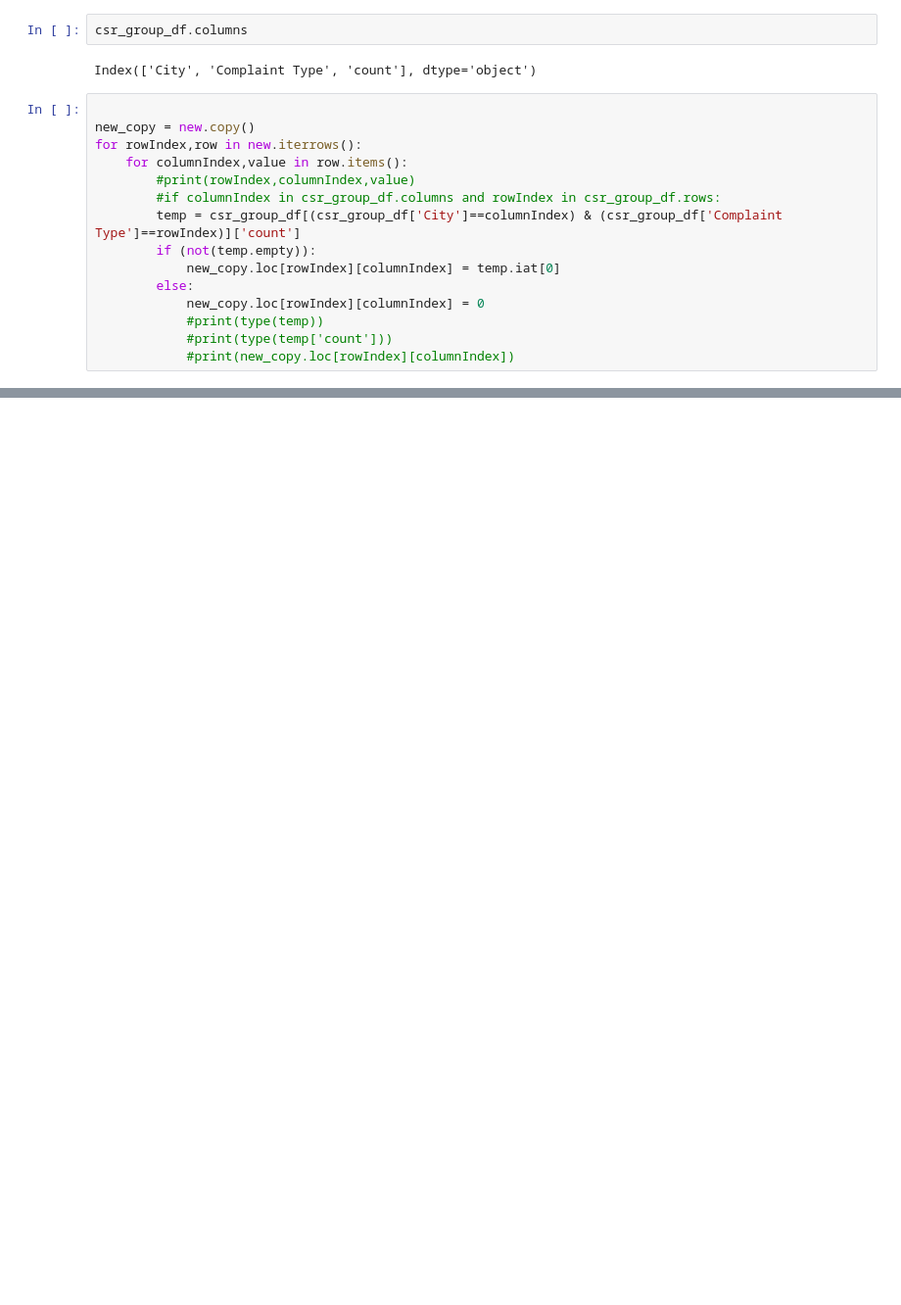
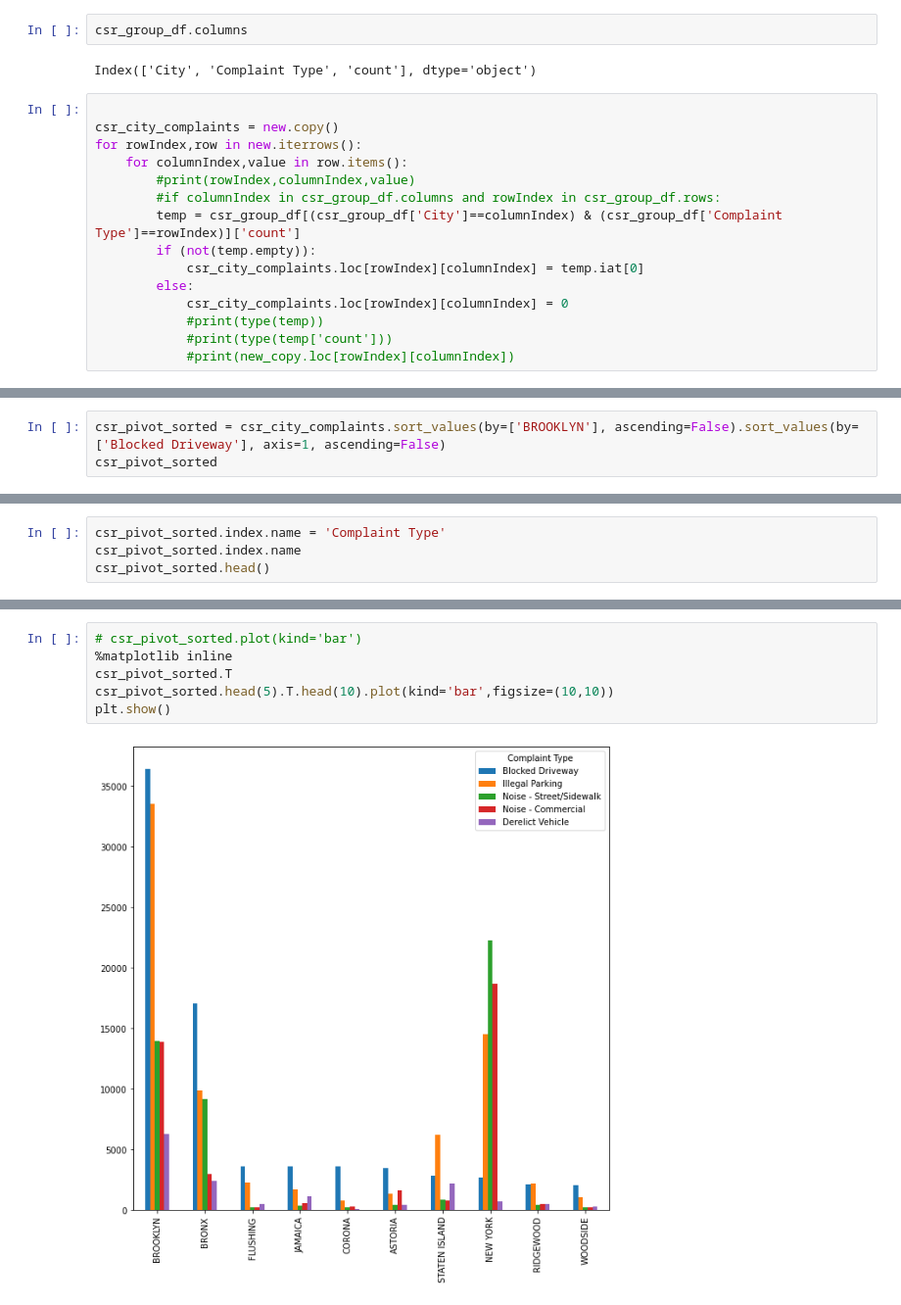
Before and after one commit to kartikgupta89/datascience-sp, a Jupyter notebook: sp1-customer-service-requests-analysis.ipynb, the cells around one changed output, grey strips where cells are left out. Shown at 98% size. Drawn from its saved outputs; the diff is of its cells as text; blank space fills up the shorter version.

```diff
--- a/sp1-customer-service-requests-analysis.ipynb
+++ b/sp1-customer-service-requests-analysis.ipynb
@@ -689,16 +681,16 @@ csr_group_df.columns
 Index(['City', 'Complaint Type', 'count'], dtype='object')
 # %%
 
-new_copy = new.copy()
+csr_city_complaints = new.copy()
 for rowIndex,row in new.iterrows():
     for columnIndex,value in row.items():
         #print(rowIndex,columnIndex,value)
         #if columnIndex in csr_group_df.columns and rowIndex in csr_group_df.rows:
         temp = csr_group_df[(csr_group_df['City']==columnIndex) & (csr_group_df['Complaint Type']==rowIndex)]['count']
         if (not(temp.empty)):
-            new_copy.loc[rowIndex][columnIndex] = temp.iat[0]
+            csr_city_complaints.loc[rowIndex][columnIndex] = temp.iat[0]
         else:
-            new_copy.loc[rowIndex][columnIndex] = 0
+            csr_city_complaints.loc[rowIndex][columnIndex] = 0
             #print(type(temp))
             #print(type(temp['count']))
             #print(new_copy.loc[rowIndex][columnIndex])
@@ -724,0 +711,3 @@ new_copy
+# %%
+csr_pivot_sorted = csr_city_complaints.sort_values(by=['BROOKLYN'], ascending=False).sort_values(by=['Blocked Driveway'], axis=1, ascending=False)
+csr_pivot_sorted
@@ -724,0 +732,4 @@ new_copy
+# %%
+csr_pivot_sorted.index.name = 'Complaint Type'
+csr_pivot_sorted.index.name
+csr_pivot_sorted.head()
@@ -724,0 +744,8 @@ new_copy
+# %%
+# csr_pivot_sorted.plot(kind='bar')
+%matplotlib inline
+csr_pivot_sorted.T
+csr_pivot_sorted.head(5).T.head(10).plot(kind='bar',figsize=(10,10))
+plt.show()
+# %% [output]
+[figure, added]
```
Also changed, not shown: parts of 49 cells of this notebook.
